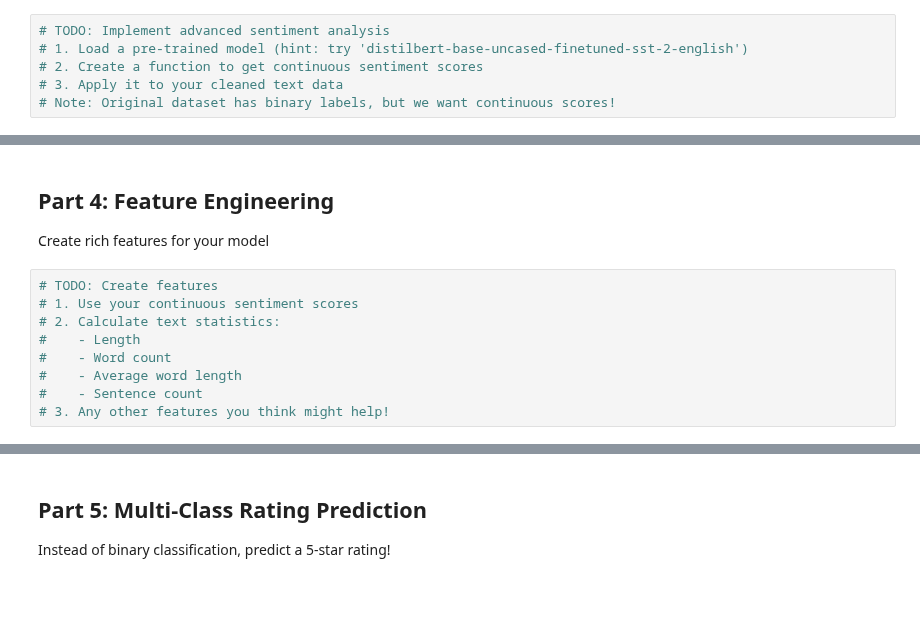
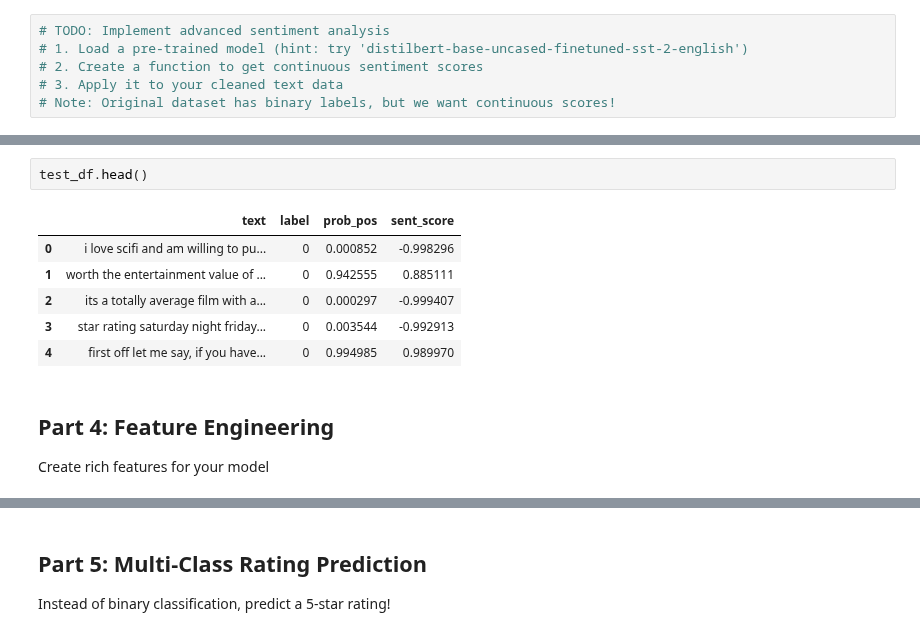
Before and after one commit to surf-guy/DSE200, a Jupyter notebook: HW/homework4.ipynb, the cells around one changed output, grey strips where cells are left out. Cells and saved outputs as stored; diff of their text form; blank space fills up the shorter version.

```diff
--- a/HW/homework4.ipynb
+++ b/HW/homework4.ipynb
@@ -150,13 +207,13 @@ Go beyond binary classification - use a pre-trained model to get continuous sent
+# %%
+test_df.head()
+# %% [output]
+|  | text | label | prob_pos | sent_score |
+| 0 | i love scifi and am willing to pu... | 0 | 0.000852 | -0.998296 |
+| 1 | worth the entertainment value of ... | 0 | 0.942555 | 0.885111 |
+| 2 | its a totally average film with a... | 0 | 0.000297 | -0.999407 |
+| 3 | star rating saturday night friday... | 0 | 0.003544 | -0.992913 |
+| 4 | first off let me say, if you have... | 0 | 0.994985 | 0.989970 |
 # %% [markdown]
 ## Part 4: Feature Engineering
 
 Create rich features for your model
-# %%
-# TODO: Create features
-# 1. Use your continuous sentiment scores
-# 2. Calculate text statistics:
-#    - Length
-#    - Word count
-#    - Average word length
-#    - Sentence count
-# 3. Any other features you think might help!
```
Also changed, not shown: parts of 10 cells of this notebook.
